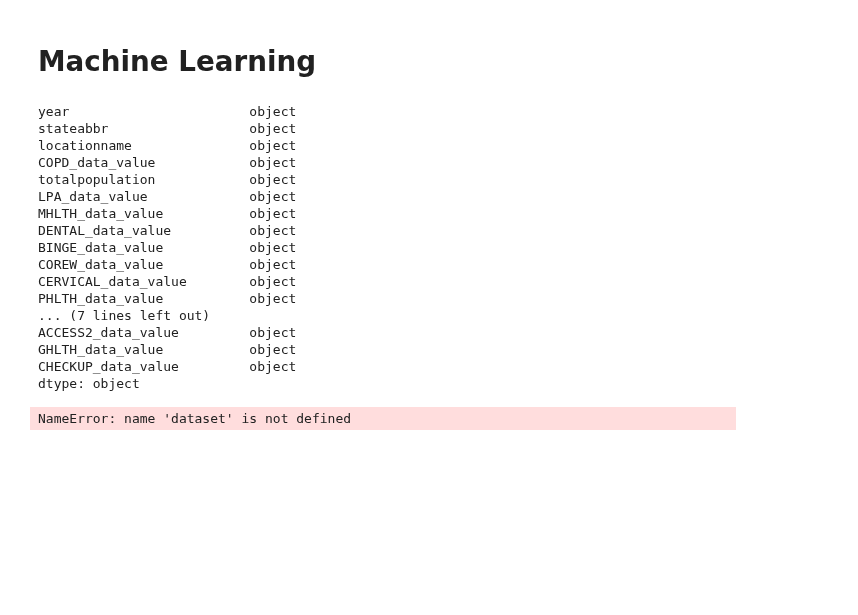
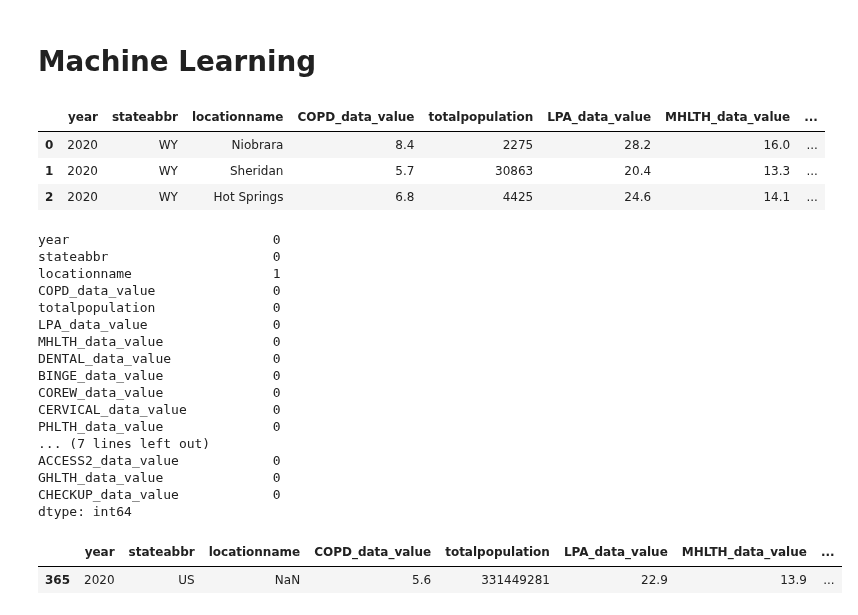
Before and after one commit to AvatarJoshi/copd_project, a Jupyter notebook: API_Connect.ipynb, the cells around one changed output. Cells and saved outputs as stored; diff of their text form; code cells hidden in the pictures; blank space fills up the shorter version.

```diff
--- a/API_Connect.ipynb
+++ b/API_Connect.ipynb
@@ -290,30 +294,32 @@ ml_df.describe()
 import tensorflow as tf
 from sklearn.preprocessing import StandardScaler,OneHotEncoder
 from sklearn.preprocessing import LabelEncoder
+# %%
+# View ml_df
+ml_df.head(3)
+# %% [output]
+|  | year | stateabbr | locationname | COPD_data_value | totalpopulation | LPA_data_value | MHLTH_data_value | ... |
+| 0 | 2020 | WY | Niobrara | 8.4 | 2275 | 28.2 | 16.0 | ... |
+| 1 | 2020 | WY | Sheridan | 5.7 | 30863 | 20.4 | 13.3 | ... |
+| 2 | 2020 | WY | Hot Springs | 6.8 | 4425 | 24.6 | 14.1 | ... |
 # %%
-# Check datatypes for ml_df
-ml_df.dtypes
+# Check for null values
+ml_df.isnull().sum()
 # %% [output]
-year                       object
-stateabbr                  object
-locationname               object
-COPD_data_value            object
-totalpopulation            object
-LPA_data_value             object
-MHLTH_data_value           object
-DENTAL_data_value          object
-BINGE_data_value           object
-COREW_data_value           object
-CERVICAL_data_value        object
-PHLTH_data_value           object
+year                          0
+stateabbr                     0
+locationname                  1
+COPD_data_value               0
+totalpopulation               0
+LPA_data_value                0
+MHLTH_data_value              0
+DENTAL_data_value             0
+BINGE_data_value              0
+COREW_data_value              0
+CERVICAL_data_value           0
+PHLTH_data_value              0
 ... (7 lines left out)
-ACCESS2_data_value         object
-GHLTH_data_value           object
-CHECKUP_data_value         object
-dtype: object
+ACCESS2_data_value            0
+GHLTH_data_value              0
+CHECKUP_data_value            0
+dtype: int64
-# %%
-# Set up label encoder instance
-le = LabelEncoder()
-df2 = dataset.copy()
-# %% [output]
-NameError: name 'dataset' is not defined
@@ -319,0 +329,6 @@ NameError: name 'dataset' is not defined
+# %%
+# View the null value in the locationname column
+ml_df.loc[ml_df['locationname'].isnull()]
+# %% [output]
+|  | year | stateabbr | locationname | COPD_data_value | totalpopulation | LPA_data_value | MHLTH_data_value | ... |
+| 365 | 2020 | US | NaN | 5.6 | 331449281 | 22.9 | 13.9 | ... |
```
Also changed, not shown: parts of 10 cells of this notebook.
